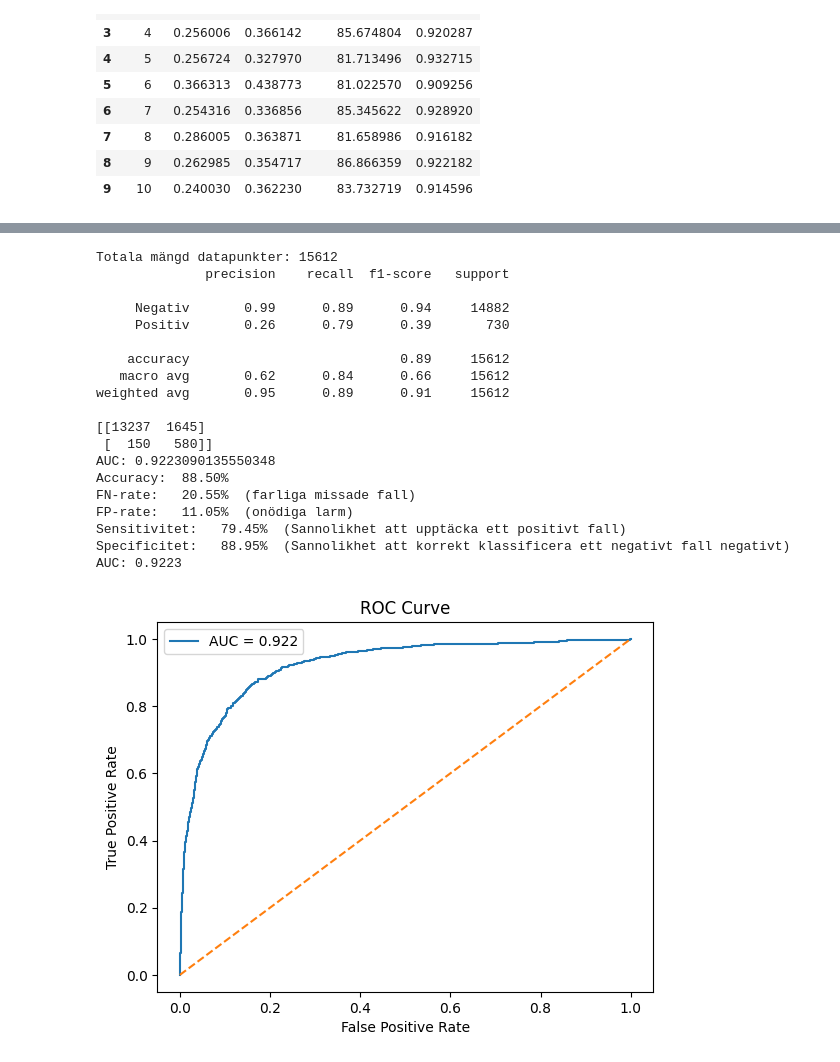
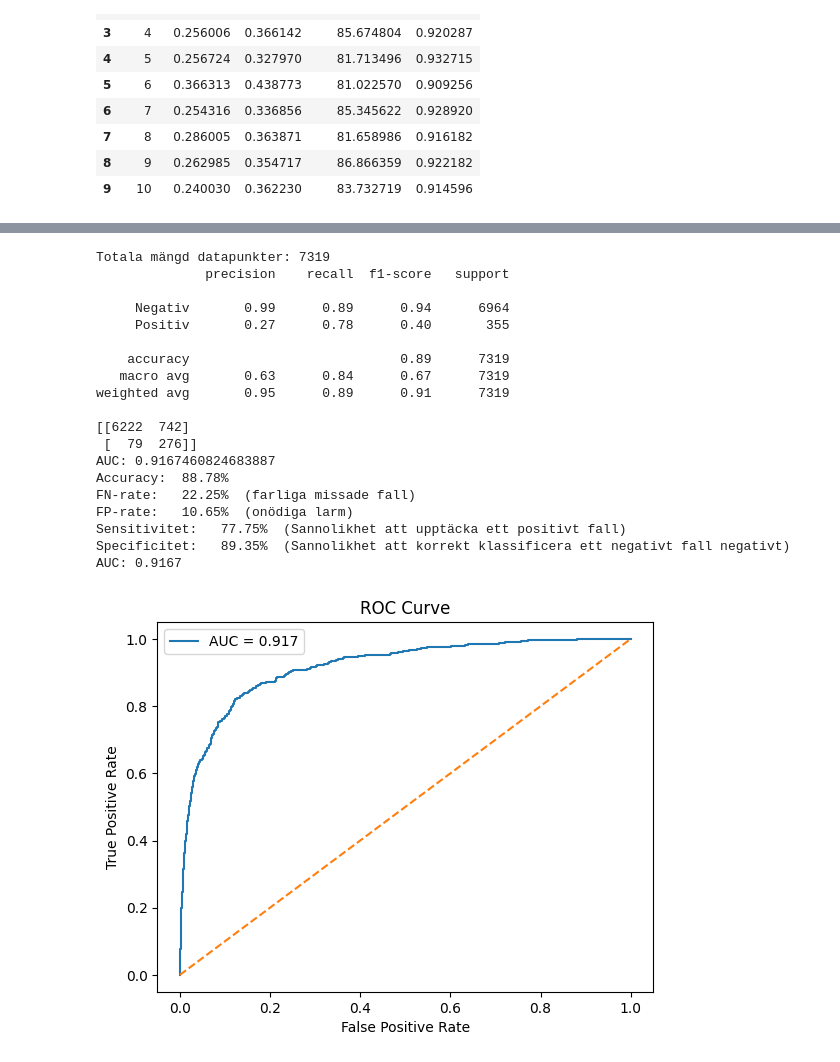
Before and after one commit to andreasjak/MSc26_Assar, a Jupyter notebook: finding_models/comment_108.ipynb, the cells around one changed output, grey strips where cells are left out. Saved outputs shown, nothing was run; the diff lists cells and outputs as text; code cells hidden in the pictures.

```diff
--- a/finding_models/comment_108.ipynb
+++ b/finding_models/comment_108.ipynb
@@ -321,24 +327,24 @@ KeyError: 'cnn_probability'
 # %%
-df = cnn.predict(val_rows)
+df = cnn.predict(test_rows)
 df = cnn.evaluate(test_rows,threshold=0.5)
 # %% [output]
-Totala mängd datapunkter: 15612
+Totala mängd datapunkter: 7319
               precision    recall  f1-score   support
 
-     Negativ       0.99      0.89      0.94     14882
-     Positiv       0.26      0.79      0.39       730
+     Negativ       0.99      0.89      0.94      6964
+     Positiv       0.27      0.78      0.40       355
 
-    accuracy                           0.89     15612
-   macro avg       0.62      0.84      0.66     15612
-weighted avg       0.95      0.89      0.91     15612
+    accuracy                           0.89      7319
+   macro avg       0.63      0.84      0.67      7319
+weighted avg       0.95      0.89      0.91      7319
 
-[[13237  1645]
- [  150   580]]
-AUC: 0.9223090135550348
-Accuracy:  88.50%
-FN-rate:   20.55%  (farliga missade fall)
-FP-rate:   11.05%  (onödiga larm)
-Sensitivitet:   79.45%  (Sannolikhet att upptäcka ett positivt fall)
-Specificitet:   88.95%  (Sannolikhet att korrekt klassificera ett negativt fall negativt)
-AUC: 0.9223
+[[6222  742]
+ [  79  276]]
+AUC: 0.9167460824683887
+Accuracy:  88.78%
+FN-rate:   22.25%  (farliga missade fall)
+FP-rate:   10.65%  (onödiga larm)
+Sensitivitet:   77.75%  (Sannolikhet att upptäcka ett positivt fall)
+Specificitet:   89.35%  (Sannolikhet att korrekt klassificera ett negativt fall negativt)
+AUC: 0.9167
-[figure, old version]
+[figure, new version]
```
Also changed, not shown: parts of 2 cells of this notebook, 5 other files.
